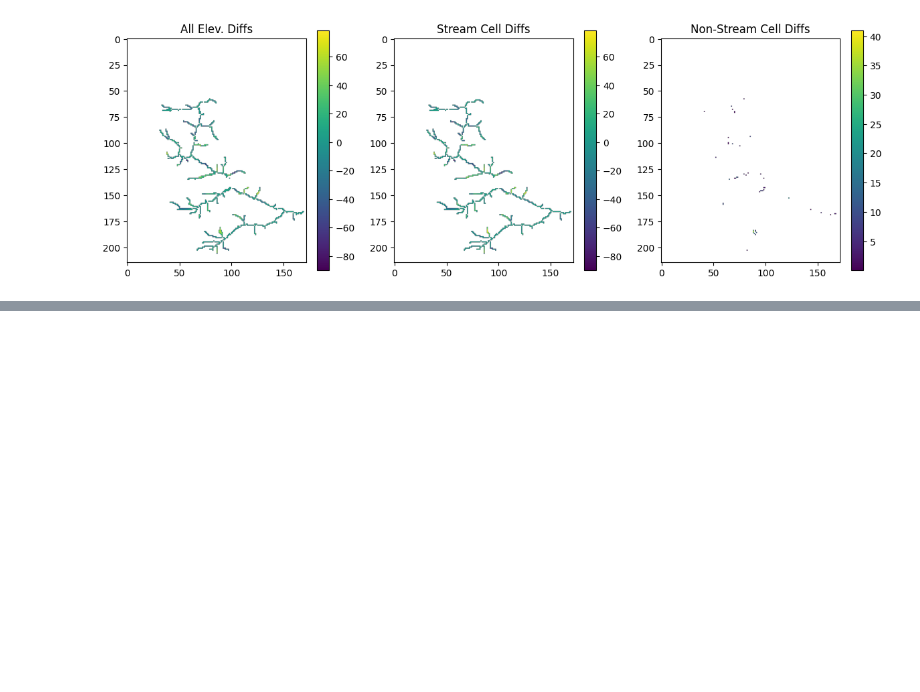
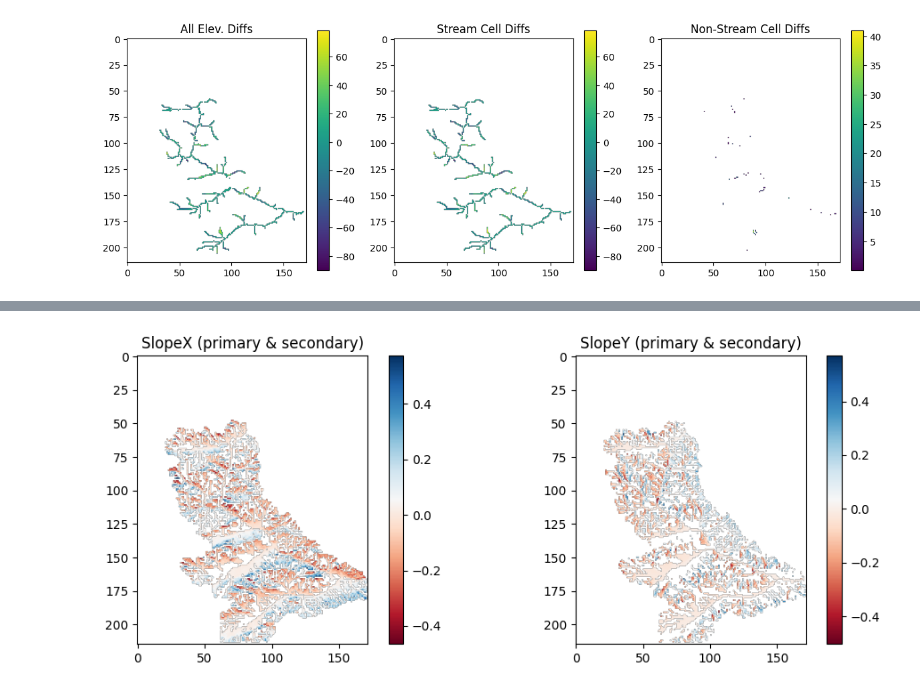
Before and after one commit to hydroframe/priority_flow, a Jupyter notebook: Workflow_Example_Notebook.ipynb, the cells around one changed output, grey strips where cells are left out. Cells and saved outputs as stored; diff of their text form; code cells hidden in the pictures; blank space fills up the shorter version.

```diff
--- a/Workflow_Example_Notebook.ipynb
+++ b/Workflow_Example_Notebook.ipynb
@@ -341,0 +470,40 @@ _plot_river_smoothing()
+# %%
+river_mask_slope = np.where(subbasin["segments"] > 0, 1, 0)
+slopes_calc2 = riv_slope(
+    direction=trav_hs["direction"].copy(),
+    slopex=slopes_calc["slopex"].copy(),
+    slopey=slopes_calc["slopey"].copy(),
+    minslope=1e-4,
+    river_mask=watershed_mask.copy(),
+    remove_sec=True,
+)
+
+slopex = slopes_calc2["slopex"]
+slopey = slopes_calc2["slopey"]
+# %%
+def _plot_slopes(slopex: np.ndarray, slopey: np.ndarray) -> None:
+    """
+    Plot resulting slopes in x and y directions (R analogue: image.plot of sxplot, syplot).
+    """
+    sxplot = np.where(slopex == 0, np.nan, slopex)
+    syplot = np.where(slopey == 0, np.nan, slopey)
+
+    fig, axes = plt.subplots(1, 2, figsize=(10, 4))
+
+    im0 = axes[0].imshow(sxplot, cmap="RdBu")
+    axes[0].set_title("SlopeX (primary & secondary)")
+    plt.colorbar(im0, ax=axes[0])
+
+    im1 = axes[1].imshow(syplot, cmap="RdBu")
+    axes[1].set_title("SlopeY (primary & secondary)")
+    plt.colorbar(im1, ax=axes[1])
+
+    plt.tight_layout()
+    plt.savefig("workflow_slopes.png", dpi=150)
+    plt.show()
+    plt.close()
+
+
+_plot_slopes(slopex, slopey)
+# %% [output]
+[figure, added]
```
Also changed, not shown: parts of 10 cells of this notebook, 1 other file.
